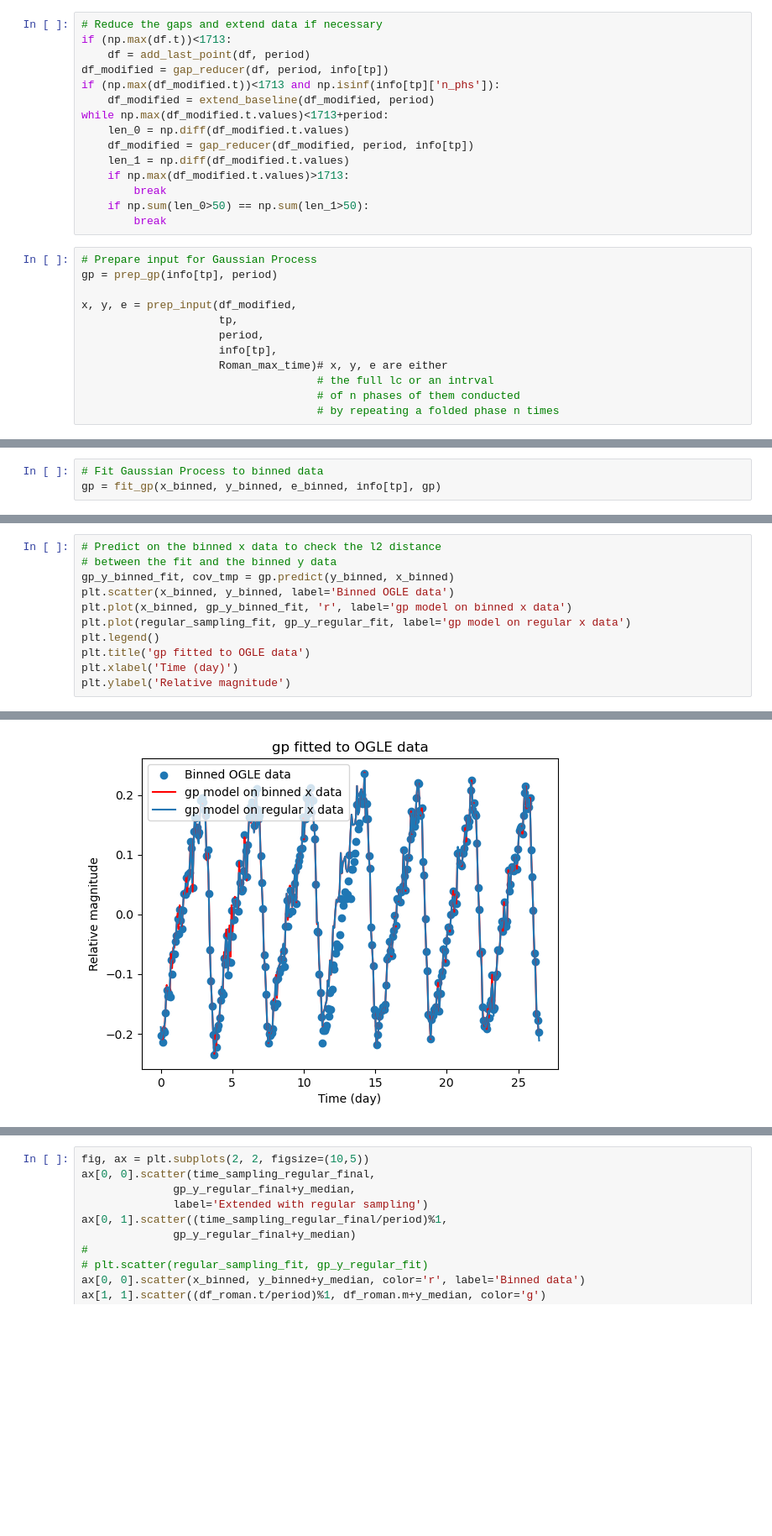
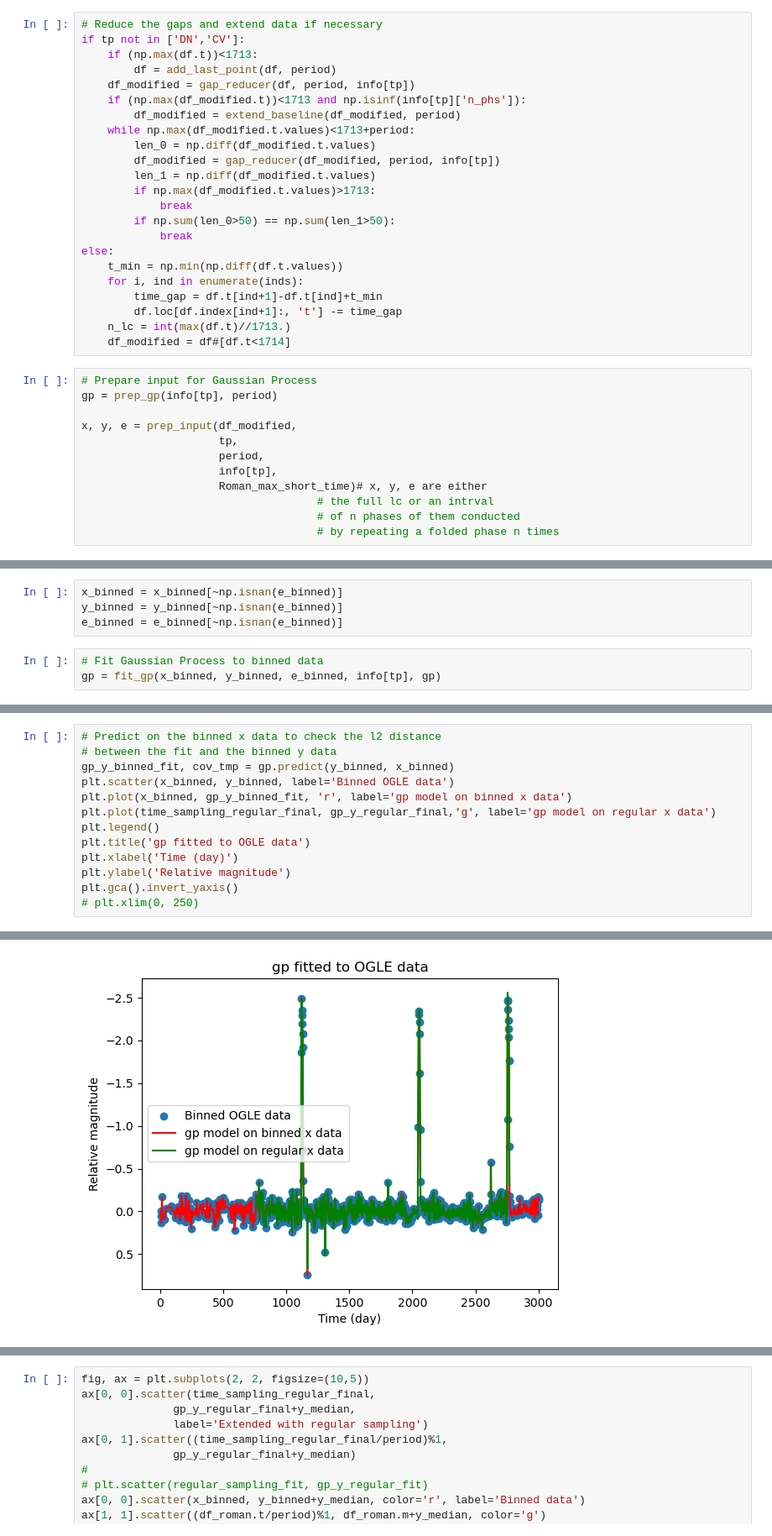
Before and after one commit to Somayeh91/Roman_lc_gen, a Jupyter notebook: example_OGLE_to_Roman_time_sampling.ipynb, the cells around one changed output, grey strips where cells are left out. Shown: that part at 84% size. Saved outputs shown, nothing was run; the diff lists cells and outputs as text; blank space fills up the shorter version.

```diff
--- a/example_OGLE_to_Roman_time_sampling.ipynb
+++ b/example_OGLE_to_Roman_time_sampling.ipynb
@@ -94,19 +105,27 @@ if np.min(df.t) > 0:
     df.t = df.t - np.min(df.t)
 # %%
 # Reduce the gaps and extend data if necessary
-if (np.max(df.t))<1713:
-    df = add_last_point(df, period)
-df_modified = gap_reducer(df, period, info[tp])
-if (np.max(df_modified.t))<1713 and np.isinf(info[tp]['n_phs']):
-    df_modified = extend_baseline(df_modified, period)
-while np.max(df_modified.t.values)<1713+period:
-    len_0 = np.diff(df_modified.t.values)
-    df_modified = gap_reducer(df_modified, period, info[tp])
-    len_1 = np.diff(df_modified.t.values)
-    if np.max(df_modified.t.values)>1713:
-        break
-    if np.sum(len_0>50) == np.sum(len_1>50):
-        break
+if tp not in ['DN','CV']:
+    if (np.max(df.t))<1713:
+        df = add_last_point(df, period)
+    df_modified = gap_reducer(df, period, info[tp])
+    if (np.max(df_modified.t))<1713 and np.isinf(info[tp]['n_phs']):
+        df_modified = extend_baseline(df_modified, period)
+    while np.max(df_modified.t.values)<1713+period:
+        len_0 = np.diff(df_modified.t.values)
+        df_modified = gap_reducer(df_modified, period, info[tp])
+        len_1 = np.diff(df_modified.t.values)
+        if np.max(df_modified.t.values)>1713:
+            break
+        if np.sum(len_0>50) == np.sum(len_1>50):
+            break
+else:
+    t_min = np.min(np.diff(df.t.values))
+    for i, ind in enumerate(inds):
+        time_gap = df.t[ind+1]-df.t[ind]+t_min
+        df.loc[df.index[ind+1]:, 't'] -= time_gap
+    n_lc = int(max(df.t)//1713.)
+    df_modified = df#[df.t<1714]
 # %%
 # Prepare input for Gaussian Process
 gp = prep_gp(info[tp], period)
@@ -115,7 +134,7 @@ x, y, e = prep_input(df_modified,
                      tp,
                      period,
                      info[tp],
-                     Roman_max_time)# x, y, e are either
+                     Roman_max_short_time)# x, y, e are either
                                     # the full lc or an intrval
                                     # of n phases of them conducted
                                     # by repeating a folded phase n times
@@ -156,3 +184,7 @@ else:
+# %%
+x_binned = x_binned[~np.isnan(e_binned)]
+y_binned = y_binned[~np.isnan(e_binned)]
+e_binned = e_binned[~np.isnan(e_binned)]
 # %%
 # Fit Gaussian Process to binned data
 gp = fit_gp(x_binned, y_binned, e_binned, info[tp], gp)
@@ -182,9 +250,11 @@ time_sampling_regular_final,
 gp_y_binned_fit, cov_tmp = gp.predict(y_binned, x_binned)
 plt.scatter(x_binned, y_binned, label='Binned OGLE data')
 plt.plot(x_binned, gp_y_binned_fit, 'r', label='gp model on binned x data')
-plt.plot(regular_sampling_fit, gp_y_regular_fit, label='gp model on regular x data')
+plt.plot(time_sampling_regular_final, gp_y_regular_final,'g', label='gp model on regular x data')
 plt.legend()
 plt.title('gp fitted to OGLE data')
 plt.xlabel('Time (day)')
 plt.ylabel('Relative magnitude')
+plt.gca().invert_yaxis()
+# plt.xlim(0, 250)
 # %% [output]
@@ -192 +261 @@ Text(0, 0.5, 'Relative magnitude')
-[figure, old version]
+[figure, new version]
```
Also changed, not shown: parts of 25 cells of this notebook, 6 other files.
